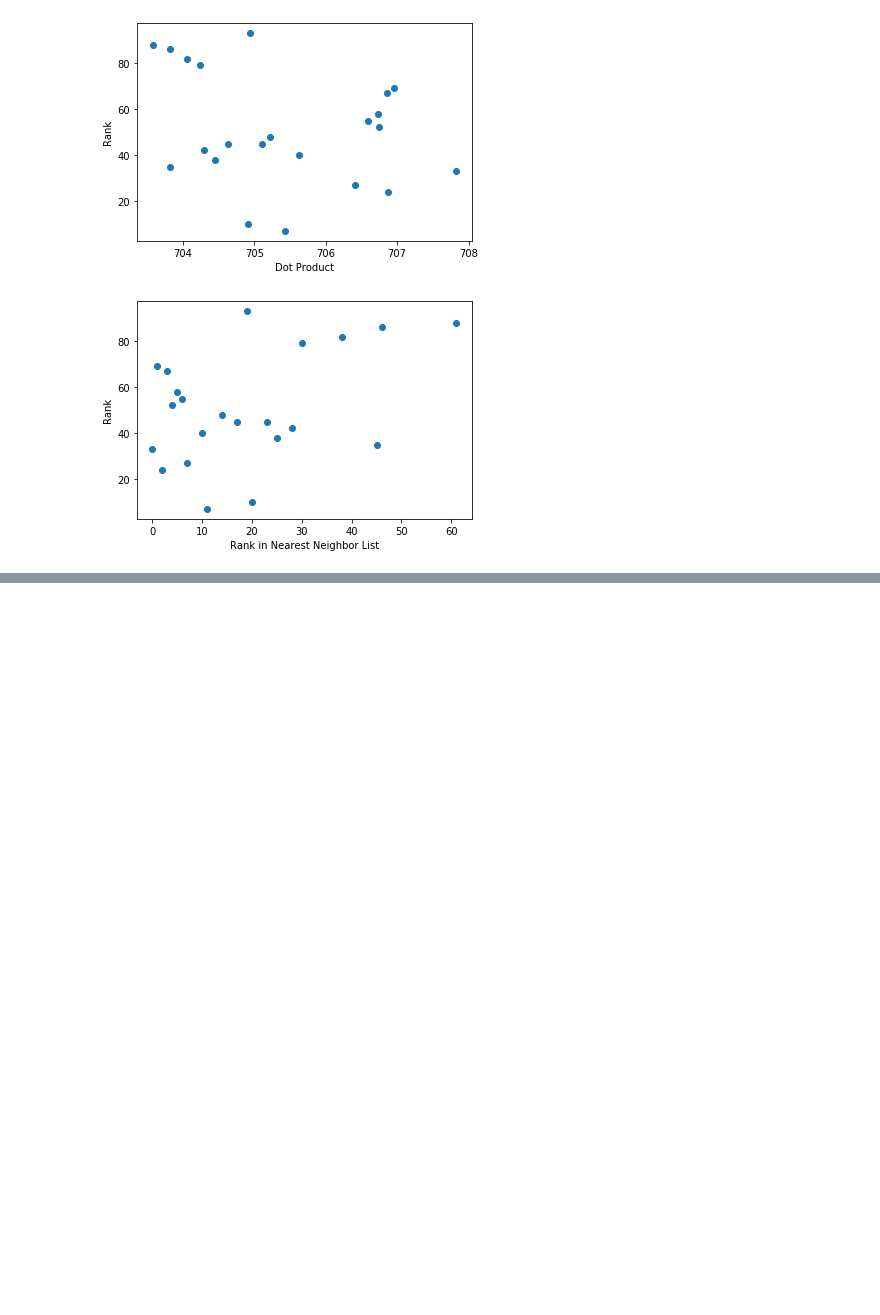
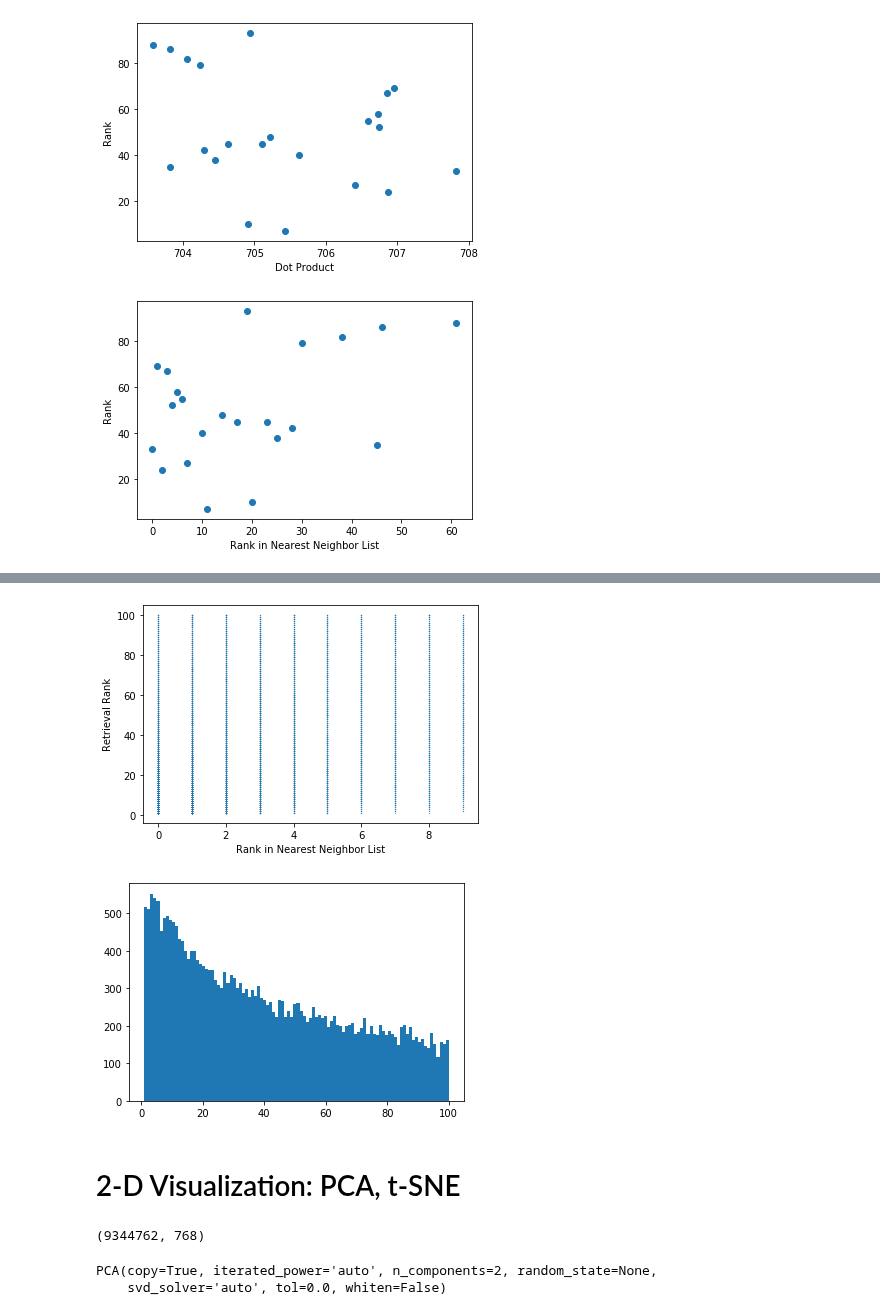
Before and after one commit to Chipxiang/search-exposure, a Jupyter notebook: reverse_ranker/forward_reverse_distribution.ipynb, the cells around one changed output, grey strips where cells are left out. Drawn from its saved outputs; the diff is of its cells as text; code cells hidden in the pictures; blank space fills up the shorter version.

```diff
--- a/reverse_ranker/forward_reverse_distribution.ipynb
+++ b/reverse_ranker/forward_reverse_distribution.ipynb
@@ -300,0 +471,7 @@ visualize_score_rank(rankings, scores)
+# %%
+near_rank, reverse_rank = rank_vs_rank(k=10)
+# %% [output]
+[figure, added]
+[figure, added]
+# %% [markdown]
+# 2-D Visualization: PCA, t-SNE
@@ -300,0 +483,11 @@ visualize_score_rank(rankings, scores)
+# %%
+all_embeddings = np.concatenate((passage_embeddings, query_train_embeddings), axis = 0)
+print(all_embeddings.shape)
+# %% [output]
+(9344762, 768)
+# %%
+pca = PCA(n_components=2)
+pca.fit(all_embeddings)
+# %% [output]
+PCA(copy=True, iterated_power='auto', n_components=2, random_state=None,
+    svd_solver='auto', tol=0.0, whiten=False)
```
Also changed, not shown: parts of 56 cells of this notebook, 1 other file.
